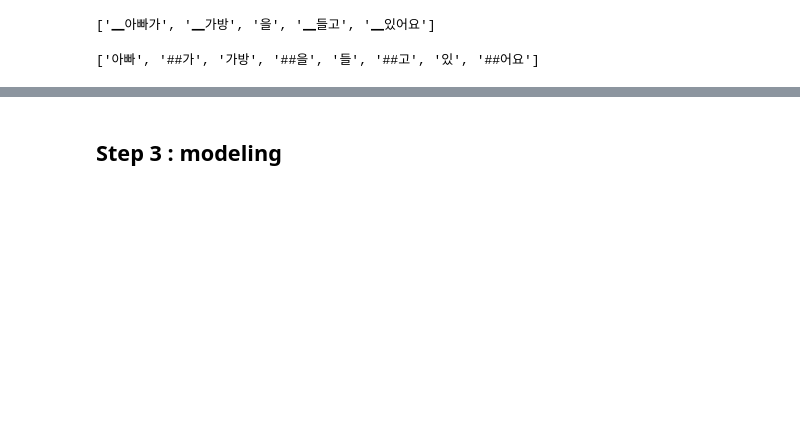
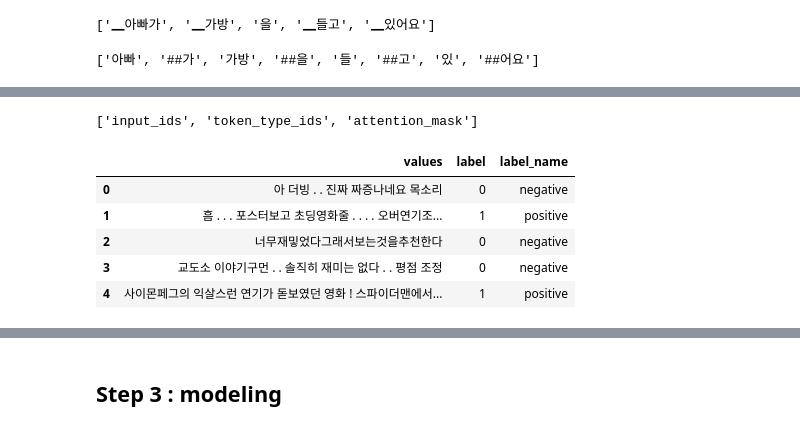
Before and after one commit to seuyon0101/aiffel, a Jupyter notebook: Going Deeper(NLP)/[NLP-16] HuggingFace 커스텀 프로젝트 만들기.ipynb, the cells around one changed output, grey strips where cells are left out. Saved outputs shown, nothing was run; the diff lists cells and outputs as text; code cells hidden in the pictures; blank space fills up the shorter version.

```diff
--- a/Going Deeper(NLP)/[NLP-16] HuggingFace 커스텀 프로젝트 만들기.ipynb
+++ b/Going Deeper(NLP)/[NLP-16] HuggingFace 커스텀 프로젝트 만들기.ipynb
@@ -289,0 +282,8 @@ tokenizer_k.tokenize(test_txt)
+# %%
+tokenizer_k.model_input_names
+# %% [output]
+['input_ids', 'token_type_ids', 'attention_mask']
+# %%
+# huggingface framework 사용을 위해 데이터 준비
+train_ = pd.DataFrame({'values' : train_f, 'label' : train['label']}).reset_index(drop=True)
+test_ = pd.DataFrame({'values' : test_f, 'label' : test['label']}).reset_index(drop=True)
@@ -289,0 +314,13 @@ tokenizer_k.tokenize(test_txt)
+# %%
+def label_int2str(row):
+    return dataset["train"].features["label"].int2str(row)
+
+df["label_name"] = df["label"].apply(label_int2str)
+df.head()
+# %% [output]
+|  | values | label | label_name |
+| 0 | 아 더빙 . . 진짜 짜증나네요 목소리 | 0 | negative |
+| 1 | 흠 . . . 포스터보고 초딩영화줄 . . . . 오버연기조... | 1 | positive |
+| 2 | 너무재밓었다그래서보는것을추천한다 | 0 | negative |
+| 3 | 교도소 이야기구먼 . . 솔직히 재미는 없다 . . 평점 조정 | 0 | negative |
+| 4 | 사이몬페그의 익살스런 연기가 돋보였던 영화 ! 스파이더맨에서... | 1 | positive |
```
Also changed, not shown: parts of 21 cells of this notebook.
